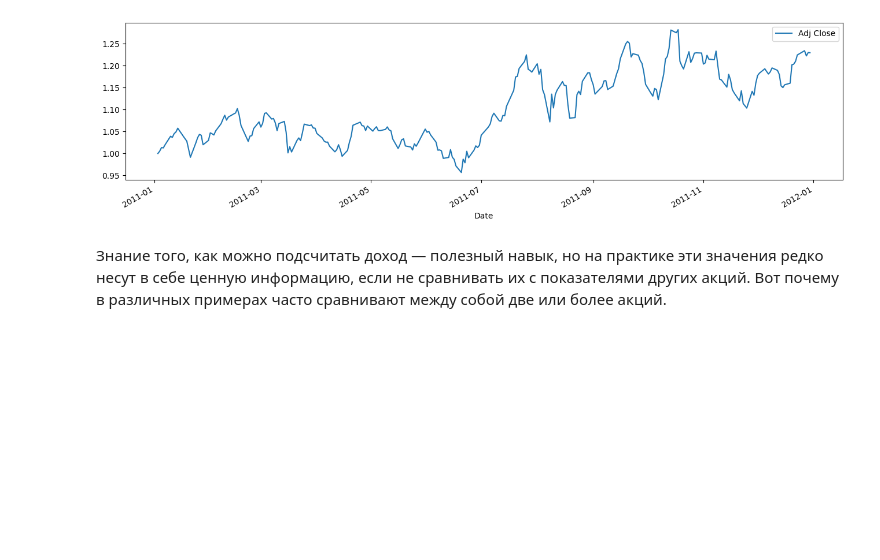
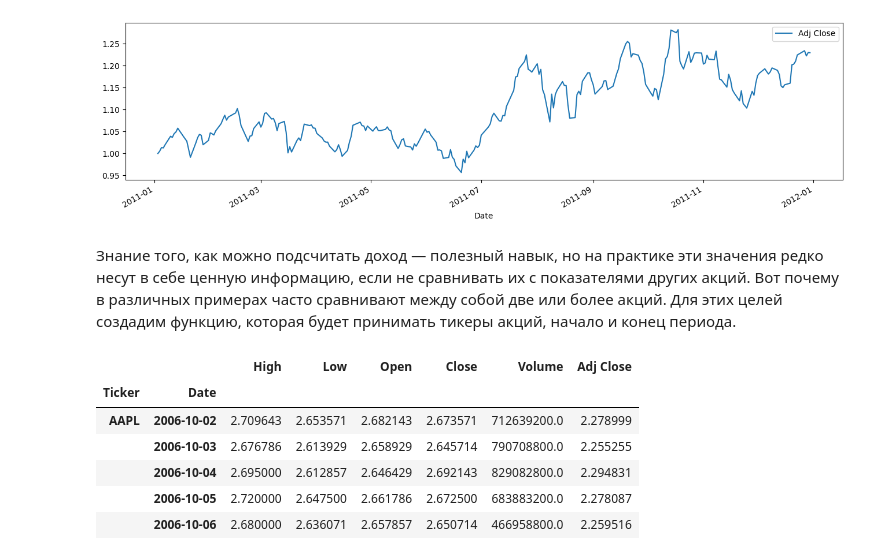
Before and after one commit to AnvarShagvaleev/StockStackReview, a Jupyter notebook: main.ipynb, the cells around one changed output. Cells and saved outputs as stored; diff of their text form; code cells hidden in the pictures; blank space fills up the shorter version.

```diff
--- a/main.ipynb
+++ b/main.ipynb
@@ -354,4 +354,25 @@ plt.show()
 # %% [output]
 [figure]
 # %% [markdown]
-Знание того, как можно подсчитать доход — полезный навык, но на практике эти значения редко несут в себе ценную информацию, если не сравнивать их с показателями других акций. Вот почему в различных примерах часто сравнивают между собой две или более акций.
+Знание того, как можно подсчитать доход — полезный навык, но на практике эти значения редко несут в себе ценную информацию, если не сравнивать их с показателями других акций. Вот почему в различных примерах часто сравнивают между собой две или более акций. Для этих целей создадим функцию, которая будет принимать тикеры акций, начало и конец периода.
+# %%
+import pandas as pd
+
+def get(tickers, startdate, enddate):
+  def data(ticker):
+    return (pdr.get_data_yahoo(ticker, start=startdate, end=enddate))
+  datas = map (data, tickers)
+  return(pd.concat(datas, keys=tickers, names=['Ticker', 'Date']))
+
+tickers = ['AAPL', 'MSFT', 'IBM', 'GOOG']
+all_data = get(tickers, datetime.datetime(2006, 10, 1), datetime.datetime(2012, 1, 1))
+
+all_data.head()
+# %% [output]
+|  |  | High | Low | Open | Close | Volume | Adj Close |
+| Ticker | Date |  |  |  |  |  |  |
+| AAPL | 2006-10-02 | 2.709643 | 2.653571 | 2.682143 | 2.673571 | 712639200.0 | 2.278999 |
+|  | 2006-10-03 | 2.676786 | 2.613929 | 2.658929 | 2.645714 | 790708800.0 | 2.255255 |
+|  | 2006-10-04 | 2.695000 | 2.612857 | 2.646429 | 2.692143 | 829082800.0 | 2.294831 |
+|  | 2006-10-05 | 2.720000 | 2.647500 | 2.661786 | 2.672500 | 683883200.0 | 2.278087 |
+|  | 2006-10-06 | 2.680000 | 2.636071 | 2.657857 | 2.650714 | 466958800.0 | 2.259516 |
```
Also changed, not shown: parts of 9 cells of this notebook.
